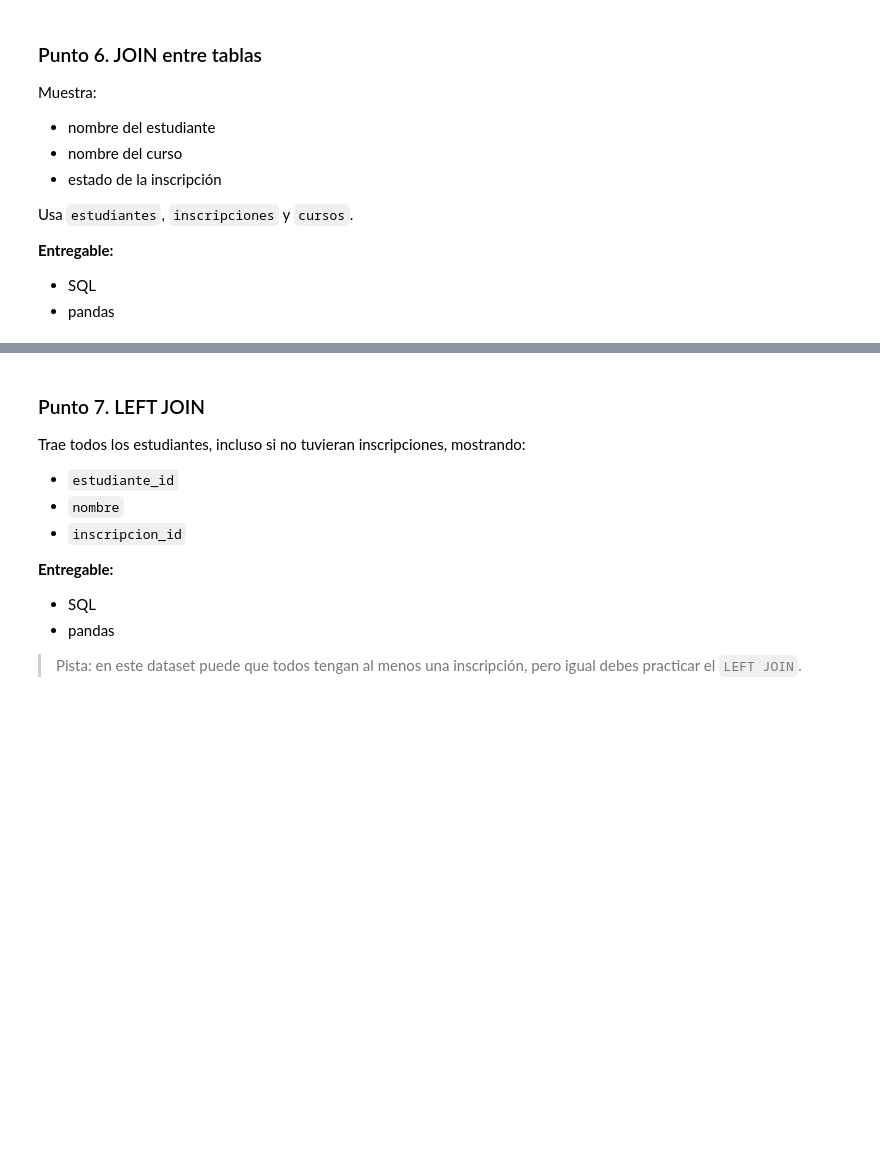
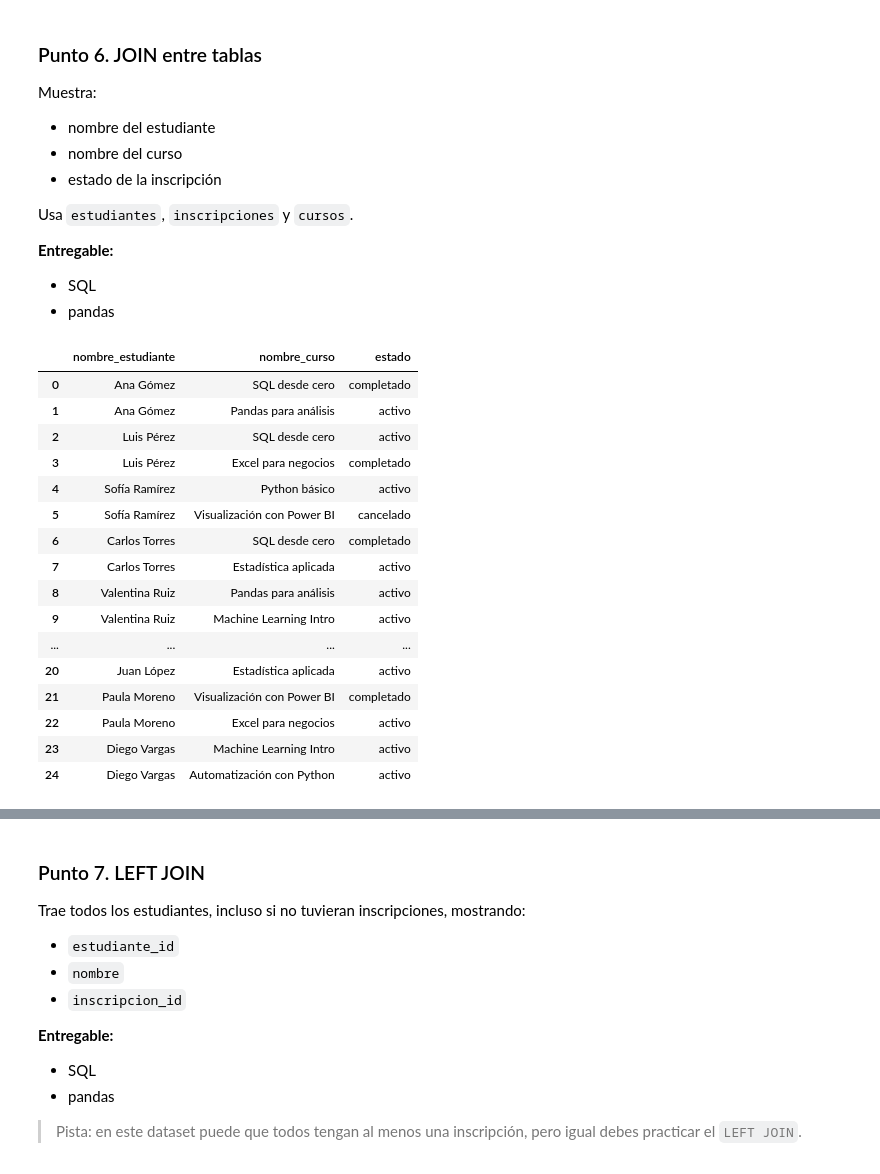
Before and after one commit to CeneDurango/Ciencia-Datos, a Jupyter notebook: tarea_sql_pandas_academia.ipynb, the cells around one changed output, grey strips where cells are left out. Cells and saved outputs as stored; diff of their text form; code cells hidden in the pictures; blank space fills up the shorter version.

```diff
--- a/tarea_sql_pandas_academia.ipynb
+++ b/tarea_sql_pandas_academia.ipynb
@@ -383,0 +378,28 @@ Usa `estudiantes`, `inscripciones` y `cursos`.
+# %%
+# Punto 6 - SQL
+query_6 = """
+SELECT e.nombre AS nombre_estudiante, c.nombre_curso, i.estado
+FROM estudiantes e
+JOIN inscripciones i ON e.estudiante_id = i.estudiante_id
+JOIN cursos c ON i.curso_id = c.curso_id
+"""
+sql_6 = run_sql(query_6)
+sql_6
+# %% [output]
+|  | nombre_estudiante | nombre_curso | estado |
+| 0 | Ana Gómez | SQL desde cero | completado |
+| 1 | Ana Gómez | Pandas para análisis | activo |
+| 2 | Luis Pérez | SQL desde cero | activo |
+| 3 | Luis Pérez | Excel para negocios | completado |
+| 4 | Sofía Ramírez | Python básico | activo |
+| 5 | Sofía Ramírez | Visualización con Power BI | cancelado |
+| 6 | Carlos Torres | SQL desde cero | completado |
+| 7 | Carlos Torres | Estadística aplicada | activo |
+| 8 | Valentina Ruiz | Pandas para análisis | activo |
+| 9 | Valentina Ruiz | Machine Learning Intro | activo |
+| ... | ... | ... | ... |
+| 20 | Juan López | Estadística aplicada | activo |
+| 21 | Paula Moreno | Visualización con Power BI | completado |
+| 22 | Paula Moreno | Excel para negocios | activo |
+| 23 | Diego Vargas | Machine Learning Intro | activo |
+| 24 | Diego Vargas | Automatización con Python | activo |
```
Also changed, not shown: parts of 4 cells of this notebook.
